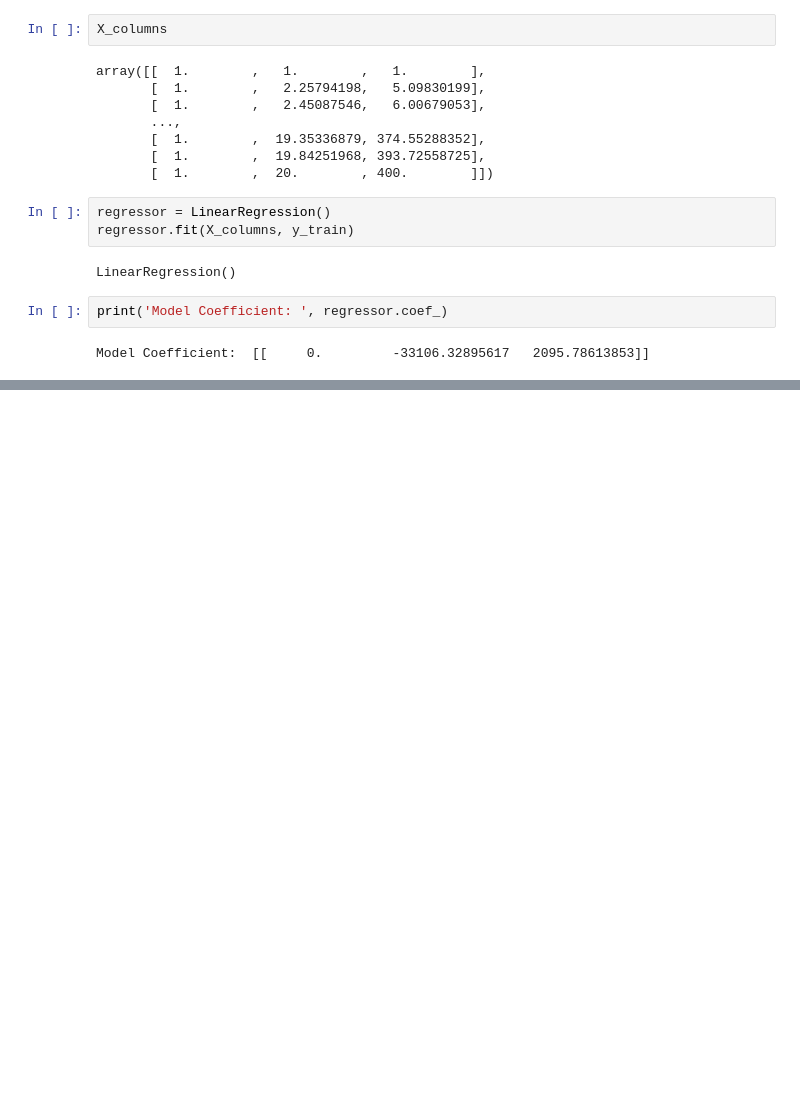
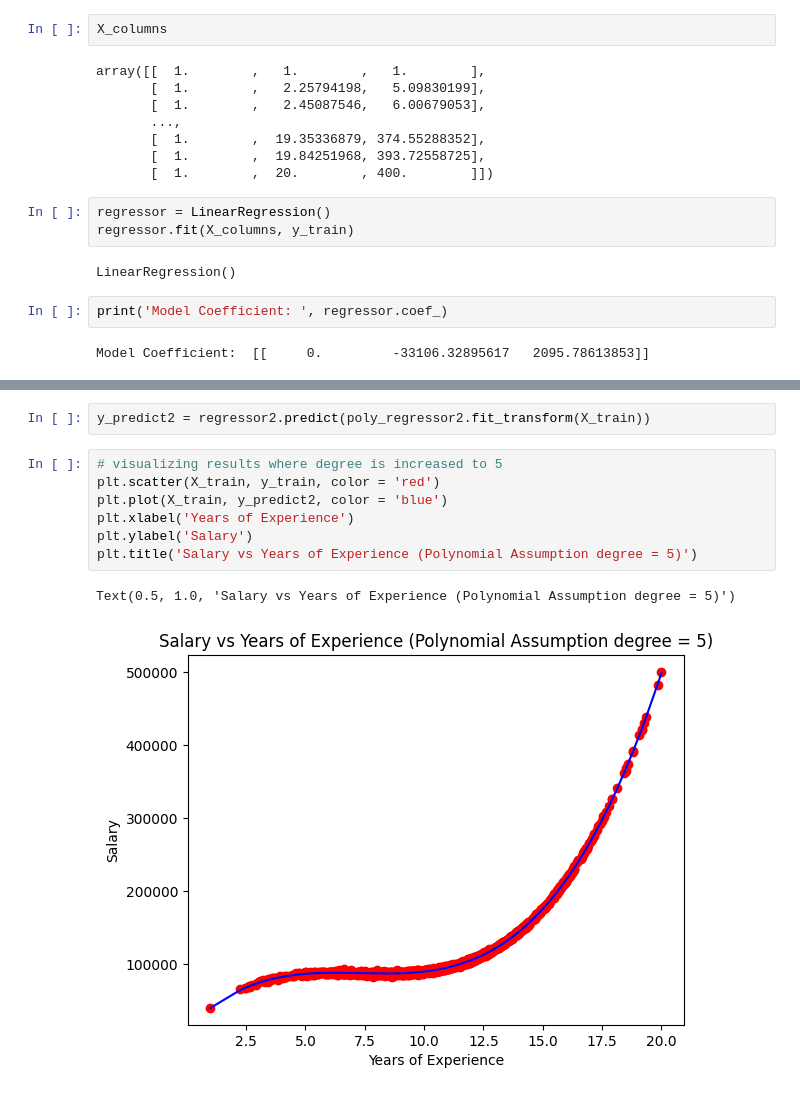
Before and after one commit to mk346/MachineLearning, a Jupyter notebook: PolynomialRegression/polynomialregression.ipynb, the cells around one changed output, grey strips where cells are left out. Drawn from its saved outputs; the diff is of its cells as text; blank space fills up the shorter version.

```diff
--- a/PolynomialRegression/polynomialregression.ipynb
+++ b/PolynomialRegression/polynomialregression.ipynb
@@ -158,0 +173,12 @@ Model Coefficient:  [[ 0.00000000e+00  3.27949771e+04 -4.65578675e+03  2.2400123
+# %%
+y_predict2 = regressor2.predict(poly_regressor2.fit_transform(X_train))
+# %%
+# visualizing results where degree is increased to 5
+plt.scatter(X_train, y_train, color = 'red')
+plt.plot(X_train, y_predict2, color = 'blue')
+plt.xlabel('Years of Experience')
+plt.ylabel('Salary')
+plt.title('Salary vs Years of Experience (Polynomial Assumption degree = 5)')
+# %% [output]
+Text(0.5, 1.0, 'Salary vs Years of Experience (Polynomial Assumption degree = 5)')
+[figure, added]
```
Also changed, not shown: parts of 7 cells of this notebook.
